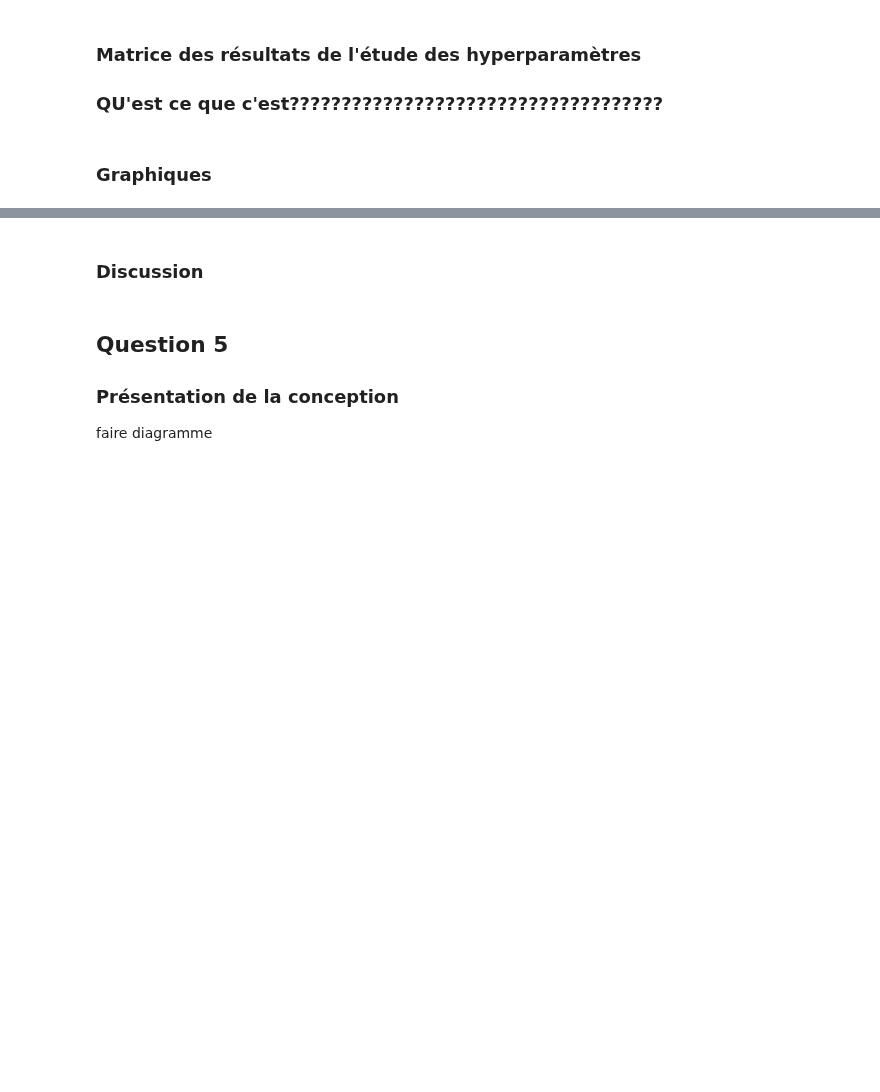
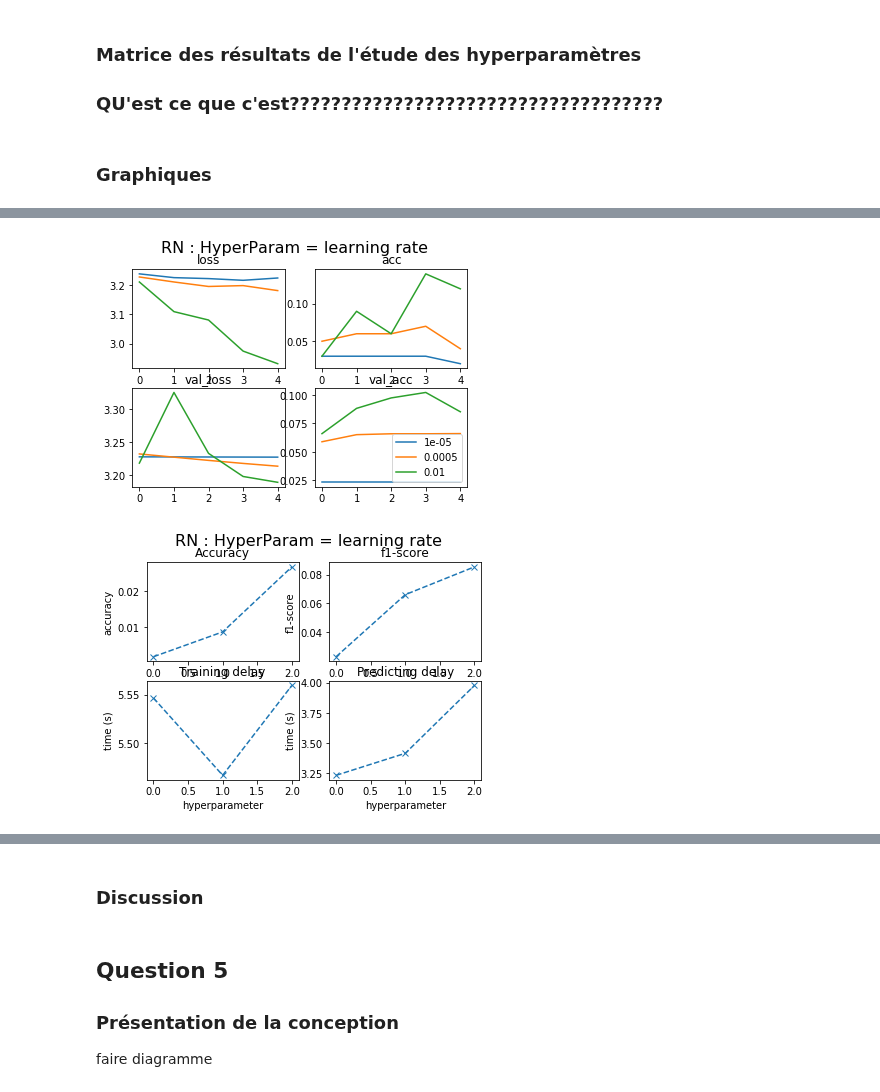
Before and after one commit to David-LETINAUD/GTI770, a Jupyter notebook: GTI770_Laboratoire4_-_BLEA14058906_LETD05129708_LIOT20069605/GTI770-TP04.ipynb, the cells around one changed output, grey strips where cells are left out. Drawn from its saved outputs; the diff is of its cells as text; code cells hidden in the pictures; blank space fills up the shorter version.

```diff
--- a/GTI770_Laboratoire4_-_BLEA14058906_LETD05129708_LIOT20069605/GTI770-TP04.ipynb
+++ b/GTI770_Laboratoire4_-_BLEA14058906_LETD05129708_LIOT20069605/GTI770-TP04.ipynb
@@ -310,0 +455,5 @@ Matrices des performances??
+# %%
+RN_plot_test()
+# %% [output]
+[figure, added]
+[figure, added]
```
Also changed, not shown: parts of 10 cells of this notebook, 3 other files.
